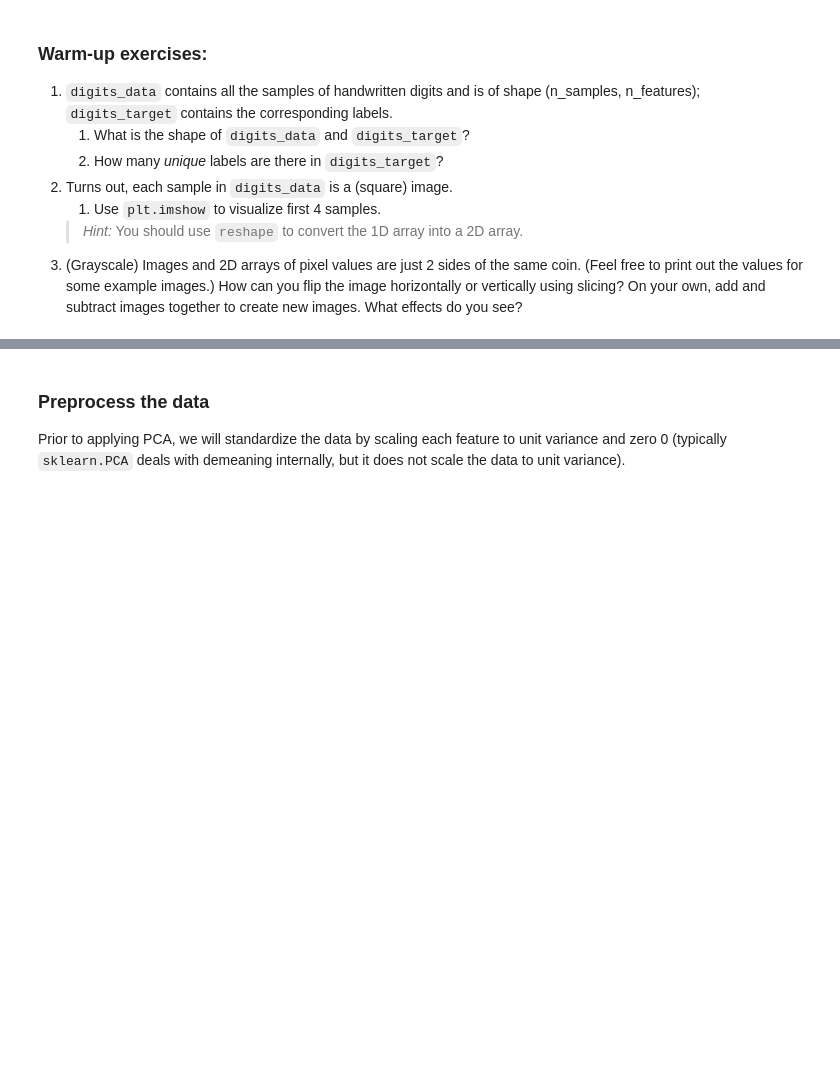
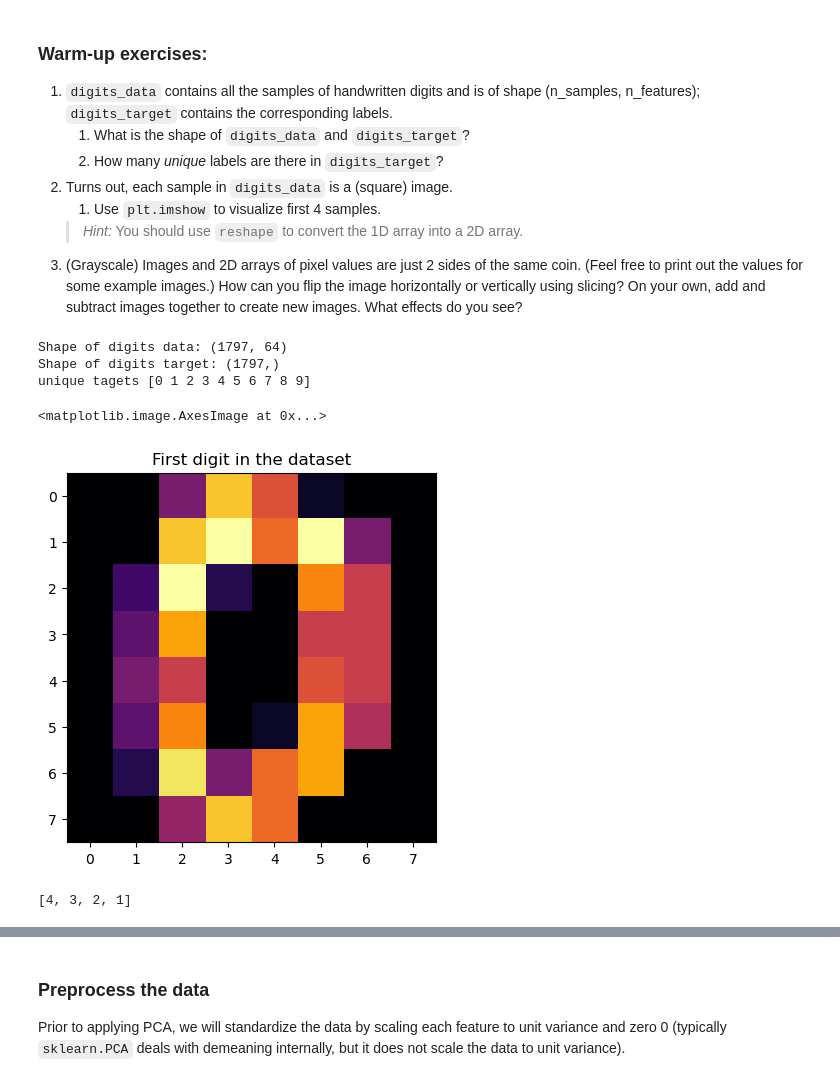
Before and after one commit to maggie-jiayizhang/pni_python_2025, a Jupyter notebook: notebooks/july_14.ipynb, the cells around one changed output, grey strips where cells are left out. Cells and saved outputs as stored; diff of their text form; code cells hidden in the pictures; blank space fills up the shorter version.

```diff
--- a/notebooks/july_14.ipynb
+++ b/notebooks/july_14.ipynb
@@ -36,3 +36,22 @@ digits_target = digits.target
 3. (Grayscale) Images and 2D arrays of pixel values are just 2 sides of the same coin. (Feel free to print out the values for some example images.) How can you flip the image horizontally or vertically using slicing? On your own, add and subtract images together to create new images. What effects do you see?
 # %%
 # put your code here
+print("Shape of digits data:", digits_data.shape)
+print("Shape of digits target:", digits_target.shape)
+print("unique tagets", np.unique(digits_target))
+# %% [output]
+Shape of digits data: (1797, 64)
+Shape of digits target: (1797,)
+unique tagets [0 1 2 3 4 5 6 7 8 9]
+# %%
+plt.title("First digit in the dataset")
+plt.imshow(digits_data[0,:].reshape(8,8), cmap="inferno")
+# %% [output]
+<matplotlib.image.AxesImage at 0x...>
+[figure, added]
+# %%
+# reverse/flip a list
+A = [1, 2, 3, 4]
+print(A[::-1])
+# %% [output]
+[4, 3, 2, 1]
```
Also changed, not shown: parts of 6 cells of this notebook, 1 other file.
